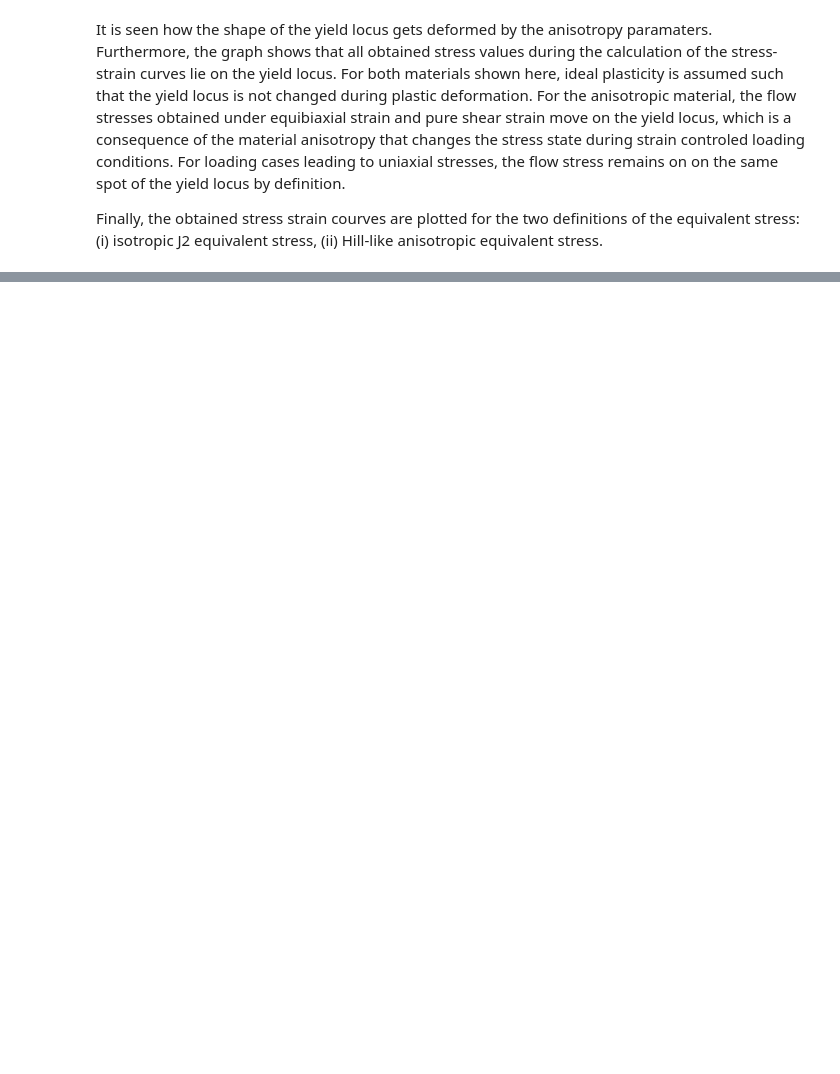
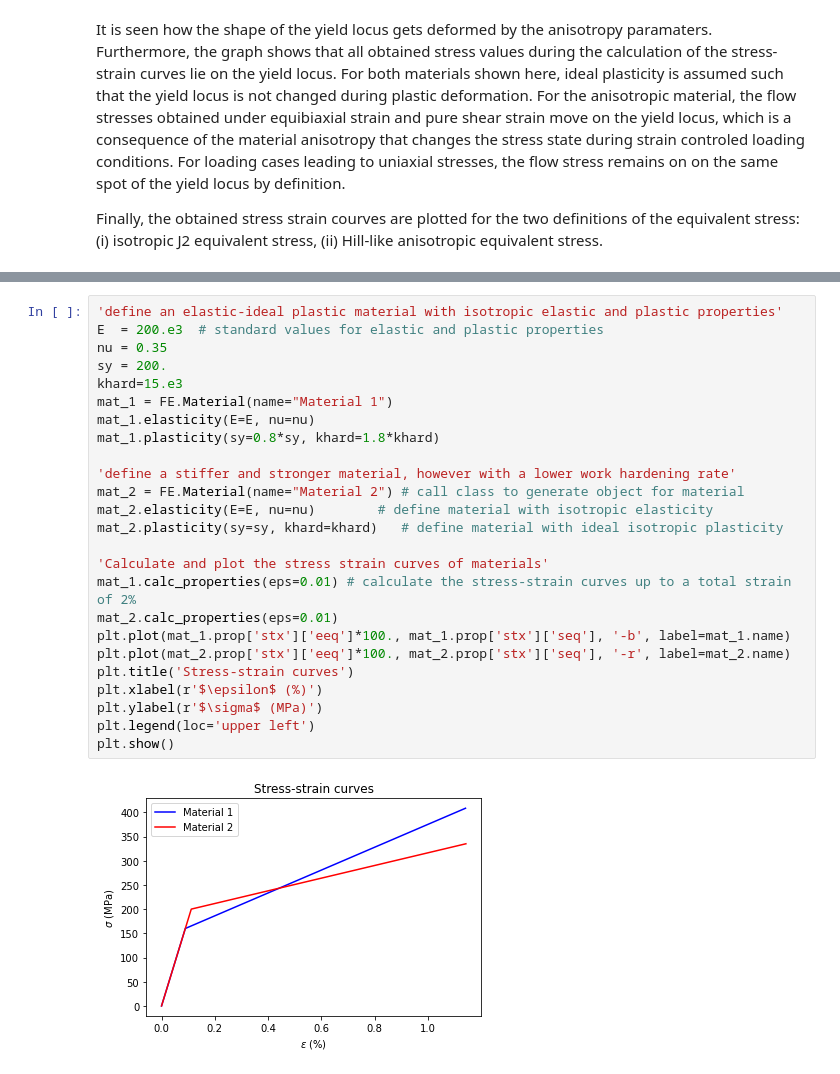
Before and after one commit to AHartmaier/pyLabFEA, a Jupyter notebook: notebooks/pyLabFEA_Plasticity.ipynb, the cells around one changed output, grey strips where cells are left out. Drawn from its saved outputs; the diff is of its cells as text; blank space fills up the shorter version.

Commit message:
Notebook on Plasticity updated

```diff
--- a/notebooks/pyLabFEA_Plasticity.ipynb
+++ b/notebooks/pyLabFEA_Plasticity.ipynb
@@ -300,0 +307,27 @@ Hill yield stress under shear loading: 300.0 MPa
+# %%
+'define an elastic-ideal plastic material with isotropic elastic and plastic properties'
+E  = 200.e3  # standard values for elastic and plastic properties
+nu = 0.35
+sy = 200.
+khard=15.e3
+mat_1 = FE.Material(name="Material 1")
+mat_1.elasticity(E=E, nu=nu)
+mat_1.plasticity(sy=0.8*sy, khard=1.8*khard)
+
+'define a stiffer and stronger material, however with a lower work hardening rate'
+mat_2 = FE.Material(name="Material 2") # call class to generate object for material
+mat_2.elasticity(E=E, nu=nu)        # define material with isotropic elasticity
+mat_2.plasticity(sy=sy, khard=khard)   # define material with ideal isotropic plasticity
+
+'Calculate and plot the stress strain curves of materials'
+mat_1.calc_properties(eps=0.01) # calculate the stress-strain curves up to a total strain of 2%
+mat_2.calc_properties(eps=0.01)
+plt.plot(mat_1.prop['stx']['eeq']*100., mat_1.prop['stx']['seq'], '-b', label=mat_1.name)
+plt.plot(mat_2.prop['stx']['eeq']*100., mat_2.prop['stx']['seq'], '-r', label=mat_2.name)
+plt.title('Stress-strain curves')
+plt.xlabel(r'$\epsilon$ (%)')
+plt.ylabel(r'$\sigma$ (MPa)')
+plt.legend(loc='upper left')
+plt.show()
+# %% [output]
+[figure, added]
```
Also changed, not shown: parts of 10 cells of this notebook, 18 other files.
